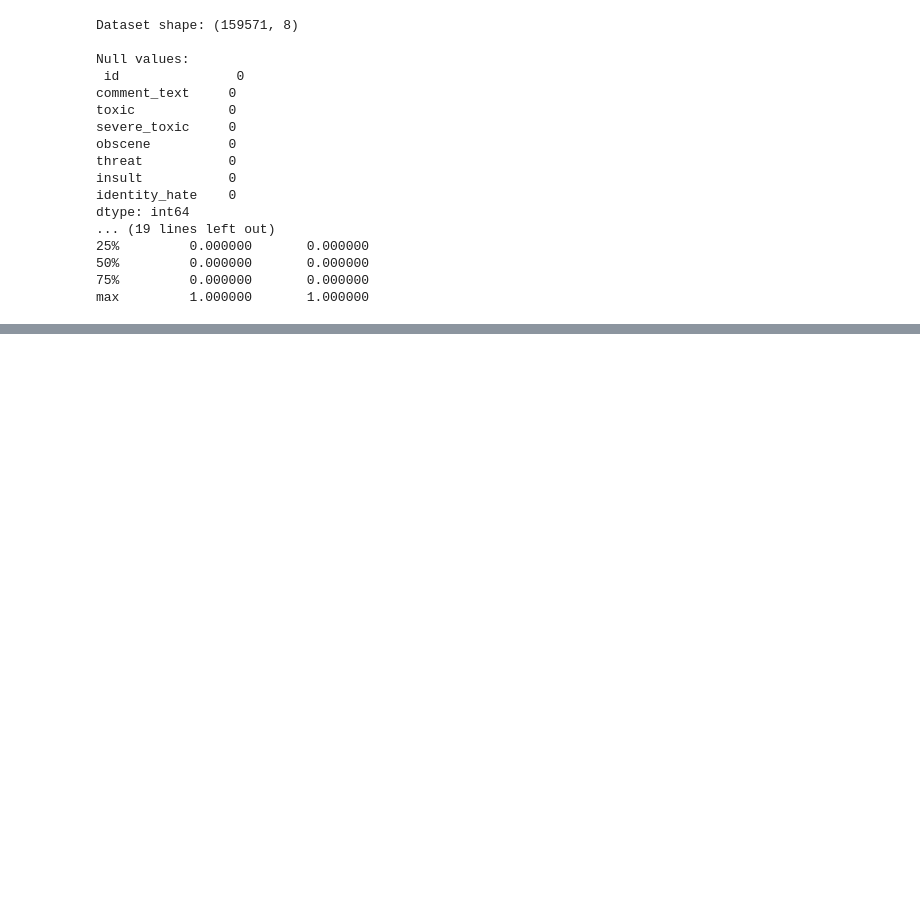
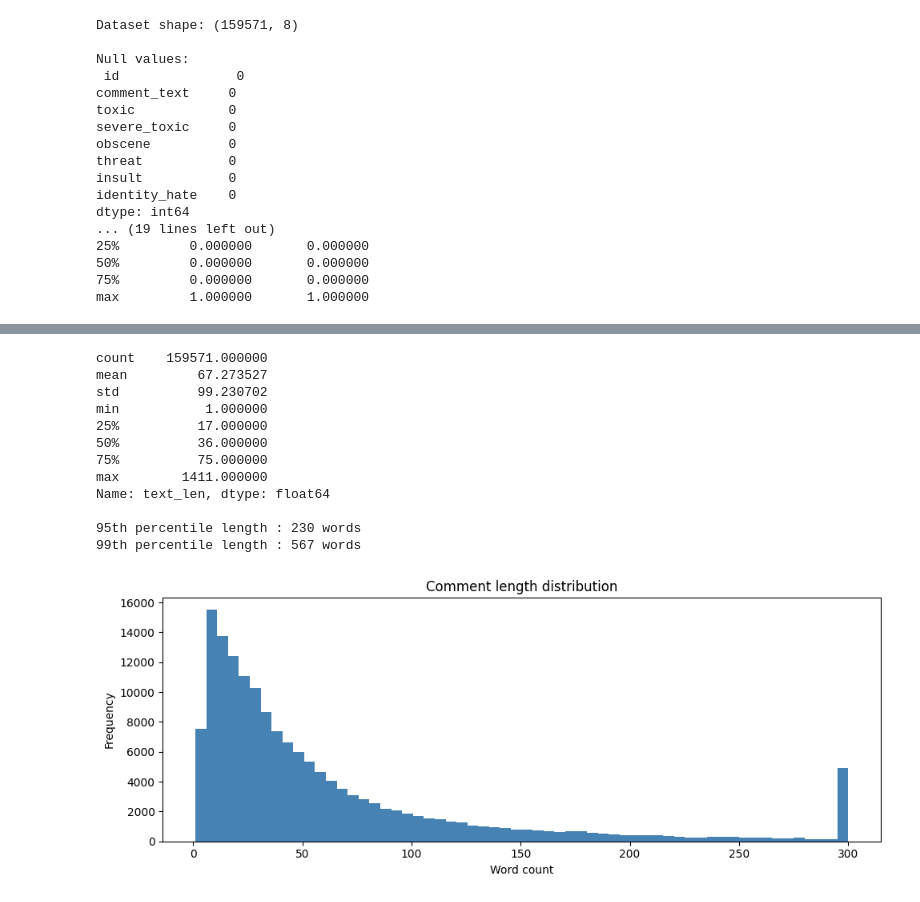
Before and after one commit to Harithik-singla/ModGuard, a Jupyter notebook: notebooks/eda.ipynb, the cells around one changed output, grey strips where cells are left out. Drawn from its saved outputs; the diff is of its cells as text; code cells hidden in the pictures; blank space fills up the shorter version.

```diff
--- a/notebooks/eda.ipynb
+++ b/notebooks/eda.ipynb
@@ -34,0 +50,9 @@ max         1.000000       1.000000
+# %%
+# How many comments have multiple labels?
+df['label_count'] = df[LABELS].sum(axis=1)
+print(df['label_count'].value_counts())
+
+# Clean (no label) vs toxic
+clean = (df['label_count'] == 0).sum()
+print(f"\nClean comments : {clean} ({clean/len(df)*100:.1f}%)")
+print(f"Toxic comments : {len(df)-clean} ({(len(df)-clean)/len(df)*100:.1f}%)")
@@ -34,0 +72,29 @@ max         1.000000       1.000000
+# %%
+df['text_len'] = df['comment_text'].apply(lambda x: len(str(x).split()))
+
+print(df['text_len'].describe())
+print(f"\n95th percentile length : {df['text_len'].quantile(0.95):.0f} words")
+print(f"99th percentile length : {df['text_len'].quantile(0.99):.0f} words")
+
+# Plot
+plt.figure(figsize=(10,4))
+plt.hist(df['text_len'].clip(upper=300), bins=60, color='steelblue', edgecolor='none')
+plt.xlabel("Word count")
+plt.ylabel("Frequency")
+plt.title("Comment length distribution")
+plt.tight_layout()
+plt.savefig("text_length.png", dpi=150)
+# %% [output]
+count    159571.000000
+mean         67.273527
+std          99.230702
+min           1.000000
+25%          17.000000
+50%          36.000000
+75%          75.000000
+max        1411.000000
+Name: text_len, dtype: float64
+
+95th percentile length : 230 words
+99th percentile length : 567 words
+[figure, added]
```
Also changed, not shown: parts of 3 cells of this notebook, 6 other files.
